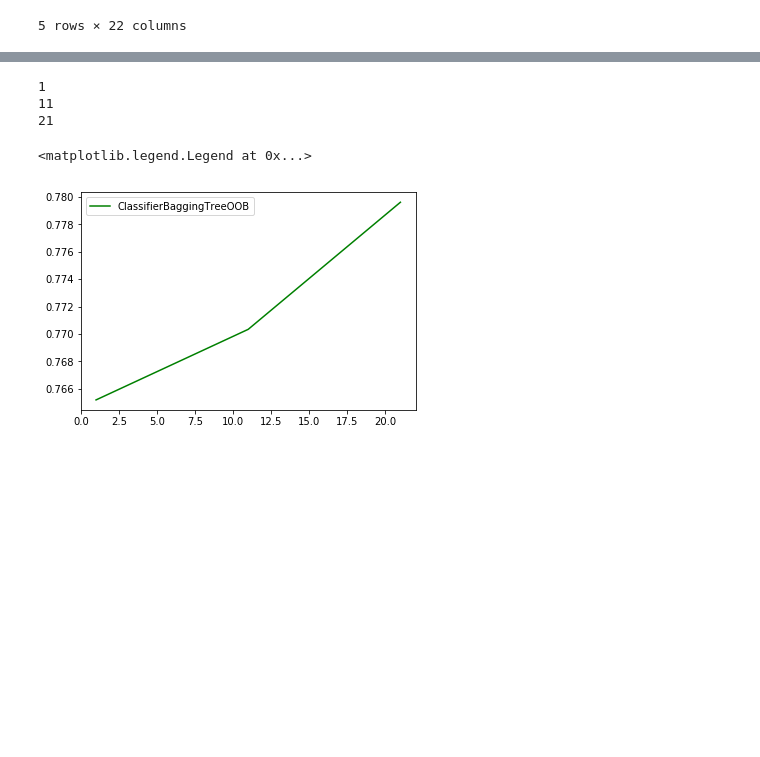
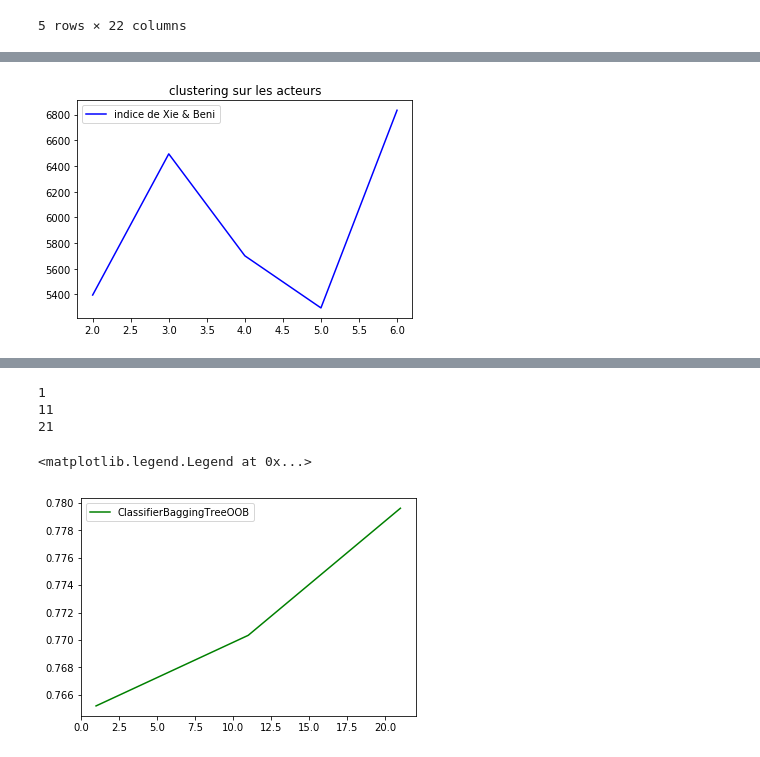
Before and after one commit to chekirou/Machine-learning-on-IMDB, a Jupyter notebook: projet.ipynb, the cells around one changed output, grey strips where cells are left out. Cells and saved outputs as stored; diff of their text form; code cells hidden in the pictures; blank space fills up the shorter version.

```diff
--- a/projet.ipynb
+++ b/projet.ipynb
@@ -596,0 +591,11 @@ Predire le genre des acteurs depuis les informations sur leurs films
+# %%
+dfCLustering = km.normalisation(dfCLustering)
+# %%
+dfCLustering = dfCLustering.dropna()
+# %%
+a, b, c = [], [], []
+data = dfCLustering.sample(5000)
+for k in [2, 3, 4, 5, 6]:
+    les_centresRand1, l_affectationv = km.kmoyennes(k, data, 0.5, 100)
+    a.append(les_centresRand1)
+    b.append(l_affectationv)
@@ -596,0 +620,13 @@ Predire le genre des acteurs depuis les informations sur leurs films
+# %%
+Les_k, quality_dunn, quality_Xi = [], [], []
+for k in range(5):
+    Les_k.append(k+2)
+    quality_dunn.append(km.evaluation("Dunn", data , a[k], b[k] ))
+    quality_Xi.append(km.evaluation("Xie", data , a[k], b[k] ))
+# %%
+plt.pyplot.plot(Les_k, quality_Xi, "b")
+plt.pyplot.title("clustering sur les acteurs")
+plt.pyplot.legend(["indice de Xie & Beni"])
+plt.pyplot.show()
+# %% [output]
+[figure, added]
```
Also changed, not shown: parts of 55 cells of this notebook, 2 other files.
